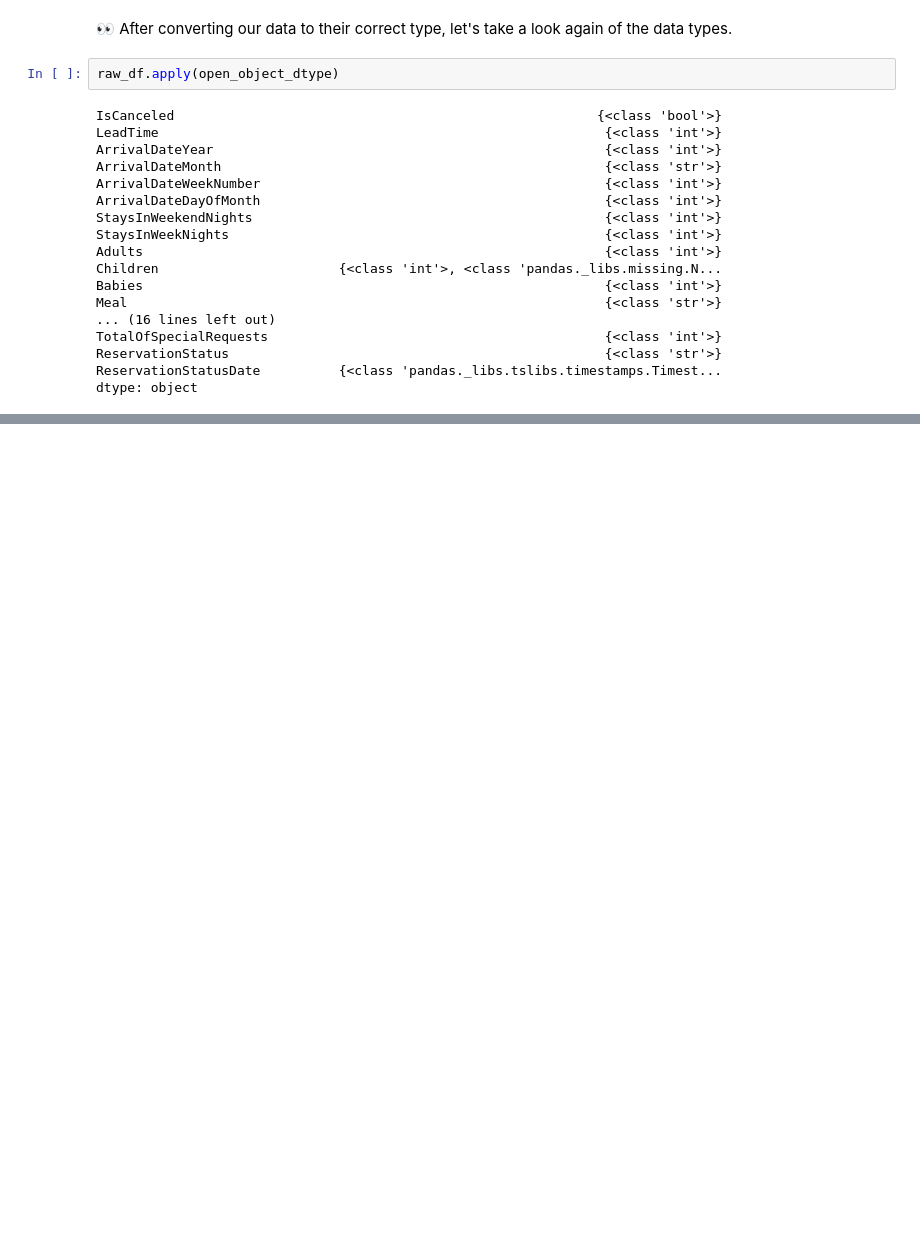
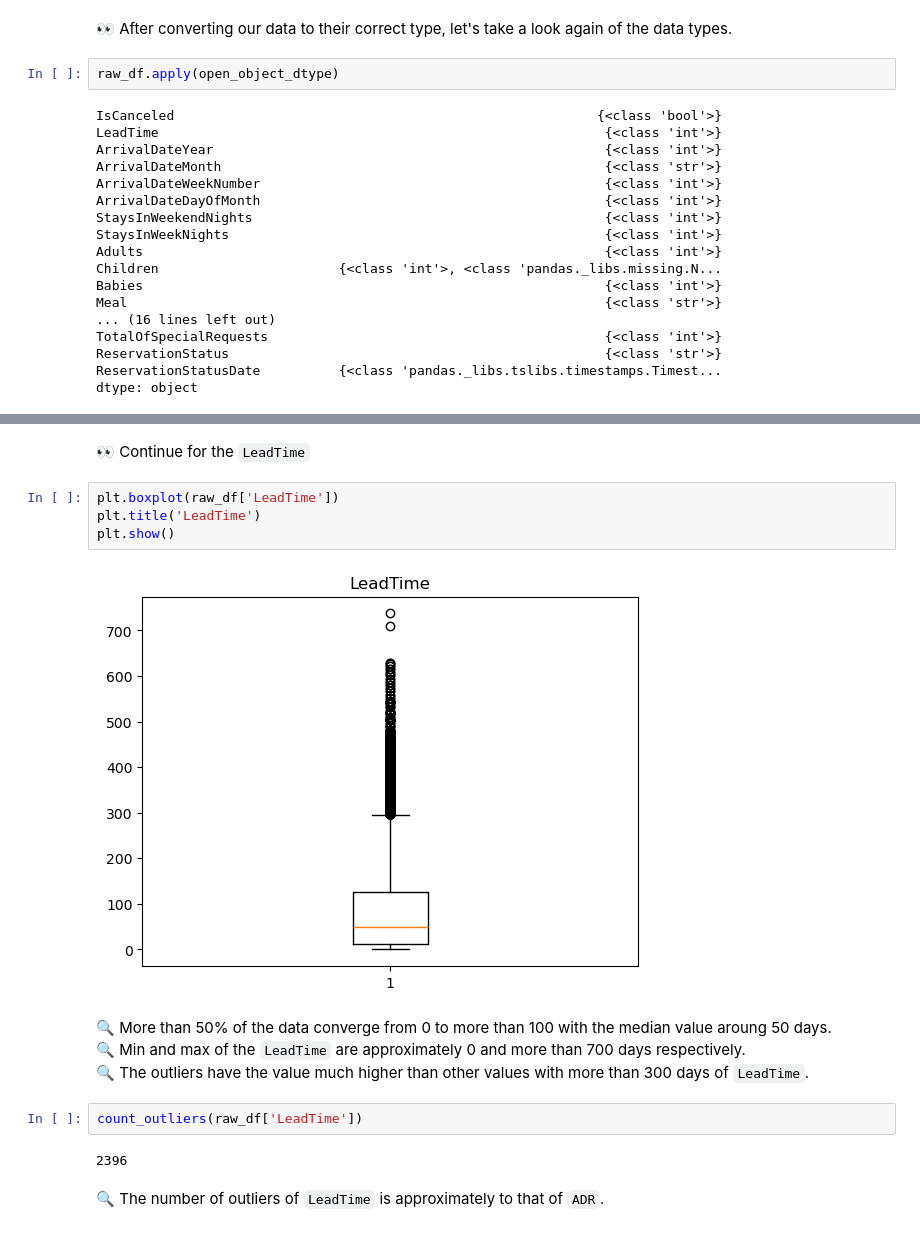
Before and after one commit to danghuynh-bit/LTKHDL_hotekbookingdemand, a Jupyter notebook: 02_Preprocessing.ipynb, the cells around one changed output, grey strips where cells are left out. Cells and saved outputs as stored; diff of their text form; blank space fills up the shorter version.

```diff
--- a/02_Preprocessing.ipynb
+++ b/02_Preprocessing.ipynb
@@ -194,0 +308,18 @@ Our data is now in their correct types 🎊🎊🎊.
+# %% [markdown]
+👀 Continue for the `LeadTime`
+# %%
+plt.boxplot(raw_df['LeadTime'])
+plt.title('LeadTime')
+plt.show()
+# %% [output]
+[figure, added]
+# %% [markdown]
+🔍  More than 50% of the data converge from 0 to more than 100 with the median value aroung 50 days.
+🔍  Min and max of the `LeadTime` are approximately 0 and more than 700 days respectively.
+🔍  The outliers have the value much higher than other values with more than 300 days of `LeadTime`.
+# %%
+count_outliers(raw_df['LeadTime'])
+# %% [output]
+2396
+# %% [markdown]
+🔍  The number of outliers of `LeadTime` is approximately to that of `ADR`.
```
Also changed, not shown: parts of 23 cells of this notebook.
